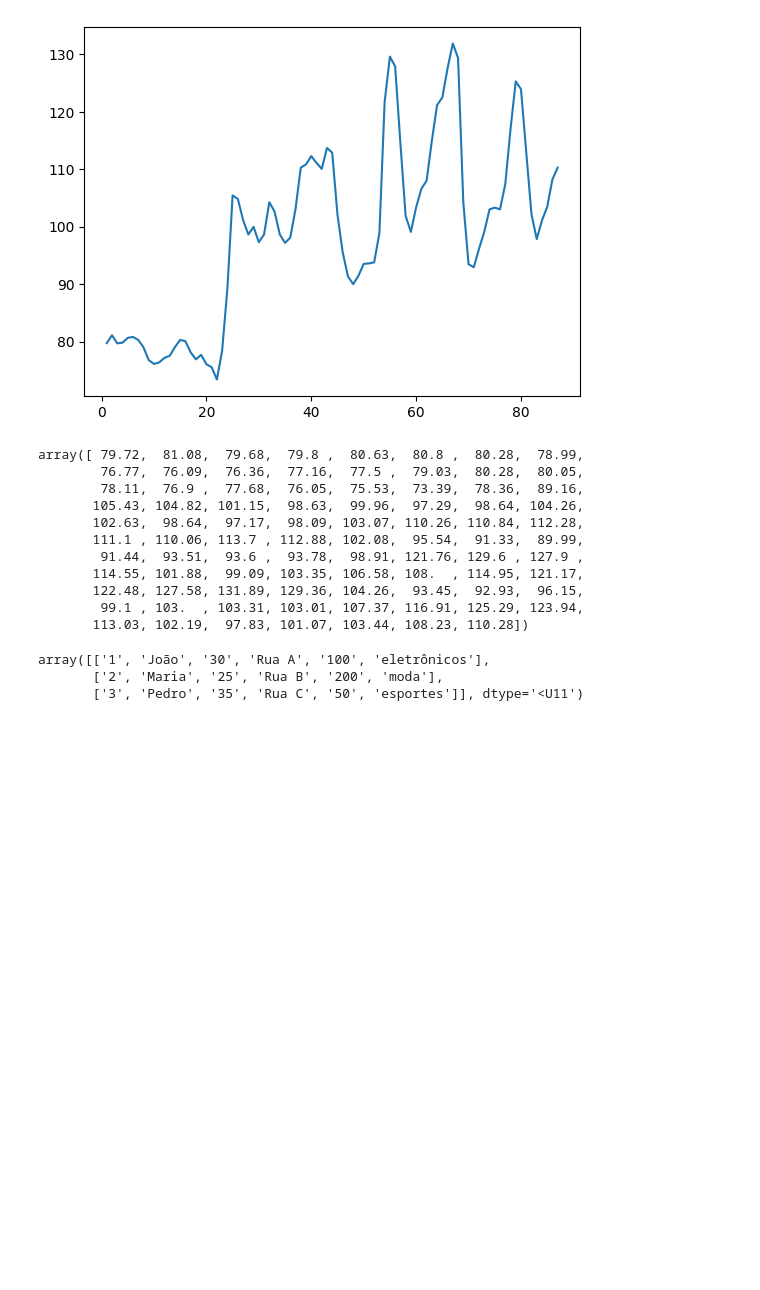
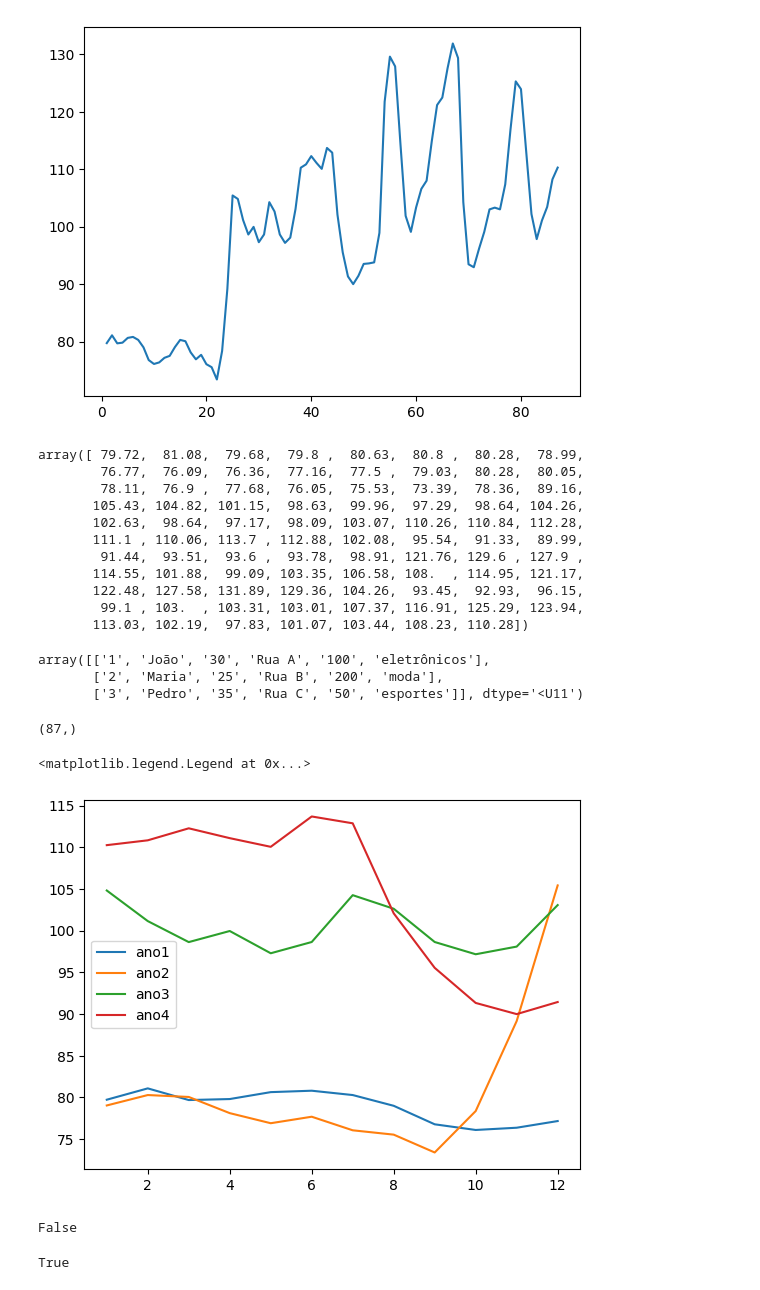
Before and after one commit to alyssonhyago/Cursos_Alura, a Jupyter notebook: Python_Data_Science/Numpy/main.ipynb, the cells around one changed output. Cells and saved outputs as stored; diff of their text form; code cells hidden in the pictures; blank space fills up the shorter version.

```diff
--- a/Python_Data_Science/Numpy/main.ipynb
+++ b/Python_Data_Science/Numpy/main.ipynb
@@ -75,3 +77,29 @@ clientes
 array([['1', 'João', '30', 'Rua A', '100', 'eletrônicos'],
        ['2', 'Maria', '25', 'Rua B', '200', 'moda'],
        ['3', 'Pedro', '35', 'Rua C', '50', 'esportes']], dtype='<U11')
+# %%
+Moscow.shape
+# %% [output]
+(87,)
+# %%
+Moscou_ano1 = Moscow[0:12]
+Moscou_ano2 = Moscow[13:25]
+Moscou_ano3 = Moscow[25:37]
+Moscou_ano4 = Moscow[37:49]
+# %%
+plt.plot(np.arange(1,13,1),Moscou_ano1)
+plt.plot(np.arange(1,13,1),Moscou_ano2)
+plt.plot(np.arange(1,13,1),Moscou_ano3)
+plt.plot(np.arange(1,13,1),Moscou_ano4)
+plt.legend(['ano1','ano2','ano3','ano4'])
+# %% [output]
+<matplotlib.legend.Legend at 0x...>
+[figure, added]
+# %%
+np.array_equal(Moscou_ano3,Moscou_ano4)
+# %% [output]
+False
+# %%
+np.allclose(Moscou_ano1,Moscou_ano2, 10) # não tem uma variação menor q 10
+# %% [output]
+True
```
Also changed, not shown: parts of 45 cells of this notebook, 1 other file.
